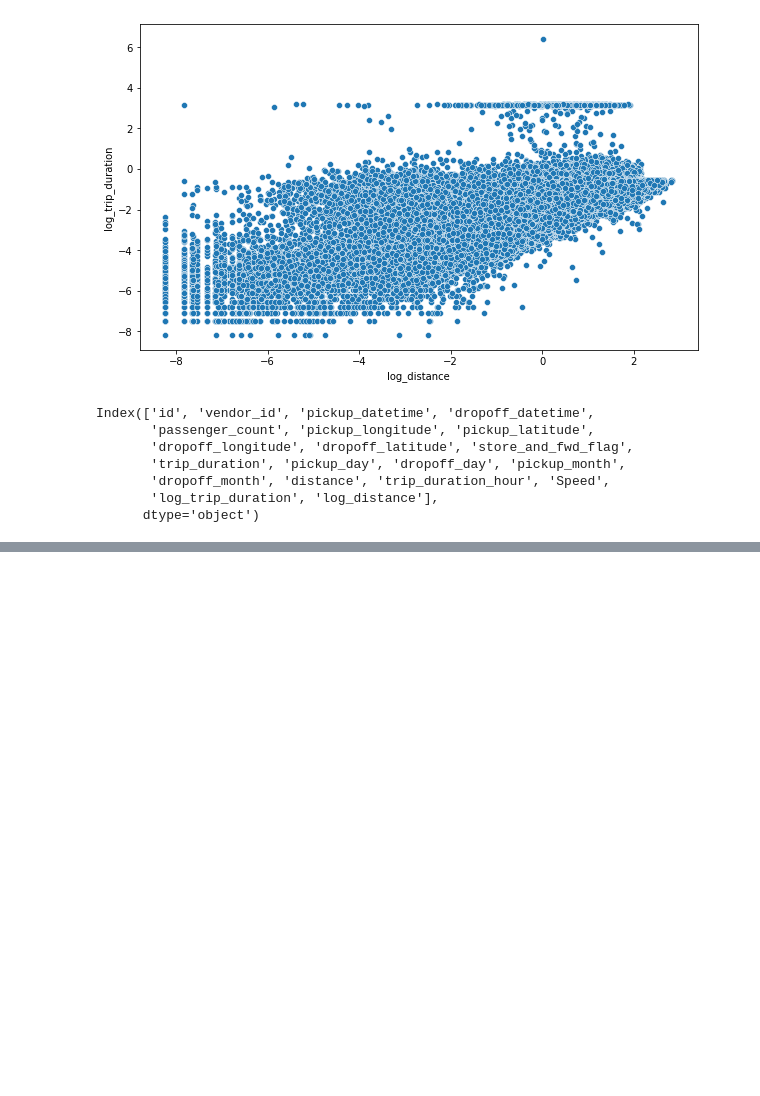
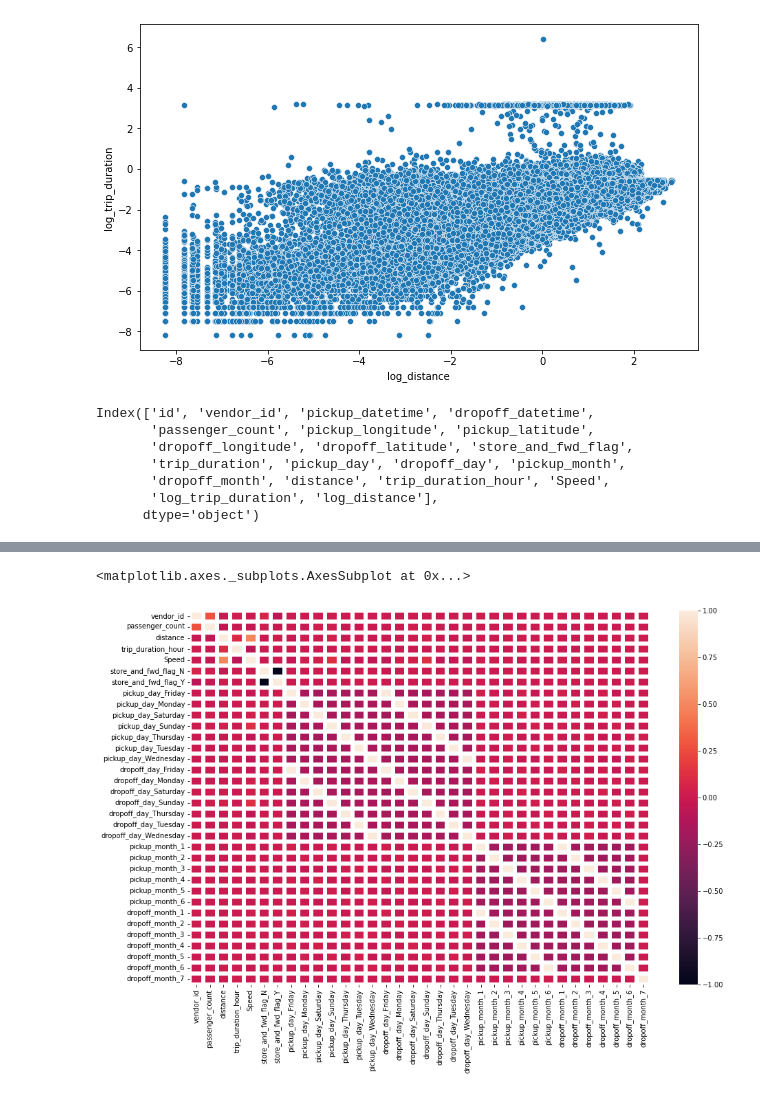
Before and after one commit to jogapritam/Global-Terrorism-Analysis, a Jupyter notebook: NYC_Taxi_Trip_Time_Prediction_Jogapritam_Sahu_.ipynb, the cells around one changed output, grey strips where cells are left out. Drawn from its saved outputs; the diff is of its cells as text; code cells hidden in the pictures; blank space fills up the shorter version.

```diff
--- a/NYC_Taxi_Trip_Time_Prediction_Jogapritam_Sahu_.ipynb
+++ b/NYC_Taxi_Trip_Time_Prediction_Jogapritam_Sahu_.ipynb
@@ -492,3 +496,7 @@ df.head()
 | 2 | 2 | 2016-01-19 11:35:24 | 2016-01-19 12:10:48 | 1 | N | Tuesday | ... |
 | 3 | 2 | 2016-04-06 19:32:31 | 2016-04-06 19:39:40 | 1 | N | Wednesday | ... |
 | 4 | 2 | 2016-03-26 13:30:55 | 2016-03-26 13:38:10 | 1 | N | Saturday | ... |
+# %%
+#Let's do one hot encoding for categorical variables
+df = pd.get_dummies(df, columns = ['store_and_fwd_flag','pickup_day','dropoff_day','pickup_month','dropoff_month'])
+df.head()
@@ -494,0 +532,7 @@ df.head()
+# %%
+#Check in heatmap
+plt.figure (figsize=(15,10))
+sns.heatmap(df.corr(),linewidths=5)
+# %% [output]
+<matplotlib.axes._subplots.AxesSubplot at 0x...>
+[figure, added]
```
Also changed, not shown: parts of 43 cells of this notebook.
